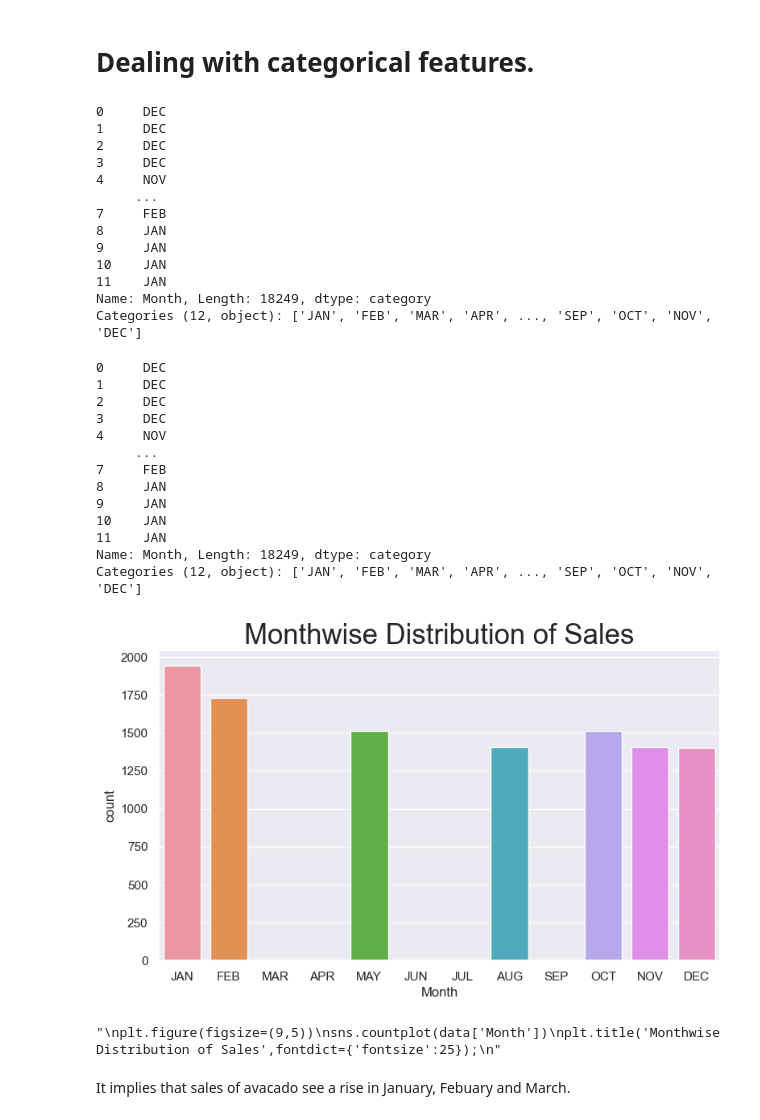
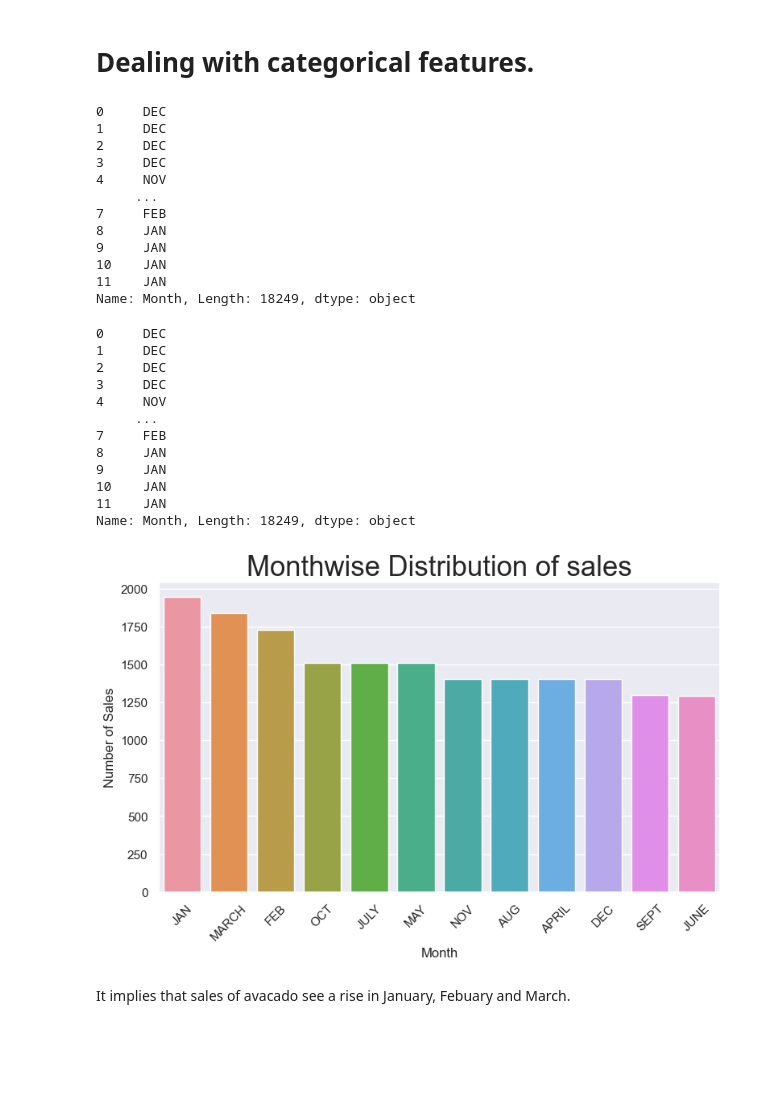
Before and after one commit to Nithinkumar55/Full-stack-Data-Science-AI-using-chatgpt, a Jupyter notebook: PROJECT26_AVOCADO PRICE PREDICTION.ipynb, the cells around one changed output. Saved outputs shown, nothing was run; the diff lists cells and outputs as text; code cells hidden in the pictures; blank space fills up the shorter version.

```diff
--- a/PROJECT26_AVOCADO PRICE PREDICTION.ipynb
+++ b/PROJECT26_AVOCADO PRICE PREDICTION.ipynb
@@ -1347,7 +1347,7 @@ sns.set()
 import warnings
 warnings.filterwarnings('ignore')
 #importing the dataset
-data = pd.read_csv(r'C:\Users\nithi\OneDrive\Desktop\full stack data science & ai with chatgpt\8AUGUST\22 Aug\22nd\22nd\RESUME PROJECT -- PRICE PREDICTION\avocado.csv',index_col=0)
+data = pd.read_csv(r'C:\Users\nithi\OneDrive\Desktop\full stack data science & ai with chatgpt\8AUGUST\22 Aug-DecisionT_RandomF_Avocadoprice\22nd\22nd\RESUME PROJECT -- PRICE PREDICTION\avocado.csv',index_col=0)
 # Check the data
 data.info()
 # %% [output]
@@ -1436,8 +1436,7 @@ data.Month
 9     JAN
 10    JAN
 11    JAN
-Name: Month, Length: 18249, dtype: category
-Categories (12, object): ['JAN', 'FEB', 'MAR', 'APR', ..., 'SEP', 'OCT', 'NOV', 'DEC']
+Name: Month, Length: 18249, dtype: object
 # %%
 data['Month']
 # %% [output]
@@ -1452,28 +1451,20 @@ data['Month']
 9     JAN
 10    JAN
 11    JAN
-Name: Month, Length: 18249, dtype: category
-Categories (12, object): ['JAN', 'FEB', 'MAR', 'APR', ..., 'SEP', 'OCT', 'NOV', 'DEC']
+Name: Month, Length: 18249, dtype: object
-# %%
-
-data['Month'] = pd.Categorical(data['Month'], categories=['JAN', 'FEB', 'MAR', 'APR', 'MAY', 'JUN', 'JUL', 'AUG', 'SEP', 'OCT', 'NOV', 'DEC'])
-import seaborn as sns
-import matplotlib.pyplot as plt
-
-plt.figure(figsize=(9, 5))
-sns.countplot(data=data, x='Month')
-plt.title('Monthwise Distribution of Sales', fontdict={'fontsize': 25})
-plt.show()
-
-
-'''
-plt.figure(figsize=(9,5))
-sns.countplot(data['Month'])
-plt.title('Monthwise Distribution of Sales',fontdict={'fontsize':25});
-'''
-# %% [output]
-[figure, removed]
-"\nplt.figure(figsize=(9,5))\nsns.countplot(data['Month'])\nplt.title('Monthwise Distribution of Sales',fontdict={'fontsize':25});\n"
+# %%
+import matplotlib.pyplot as plt
+import seaborn as sns
+
+plt.figure(figsize=(9,5))
+sns.barplot(x=data['Month'].value_counts().index, y=data['Month'].value_counts().values)
+plt.title("Monthwise Distribution of sales", fontdict={"fontsize": 25})
+plt.xlabel("Month")
+plt.ylabel("Number of Sales")
+plt.xticks(rotation=45)
+plt.show()
+# %% [output]
+[figure, added]
 # %% [markdown]
 It implies that sales of avacado see a rise in January, Febuary and March.
 # %% [markdown]
```
Also changed, not shown: parts of 37 cells of this notebook.
